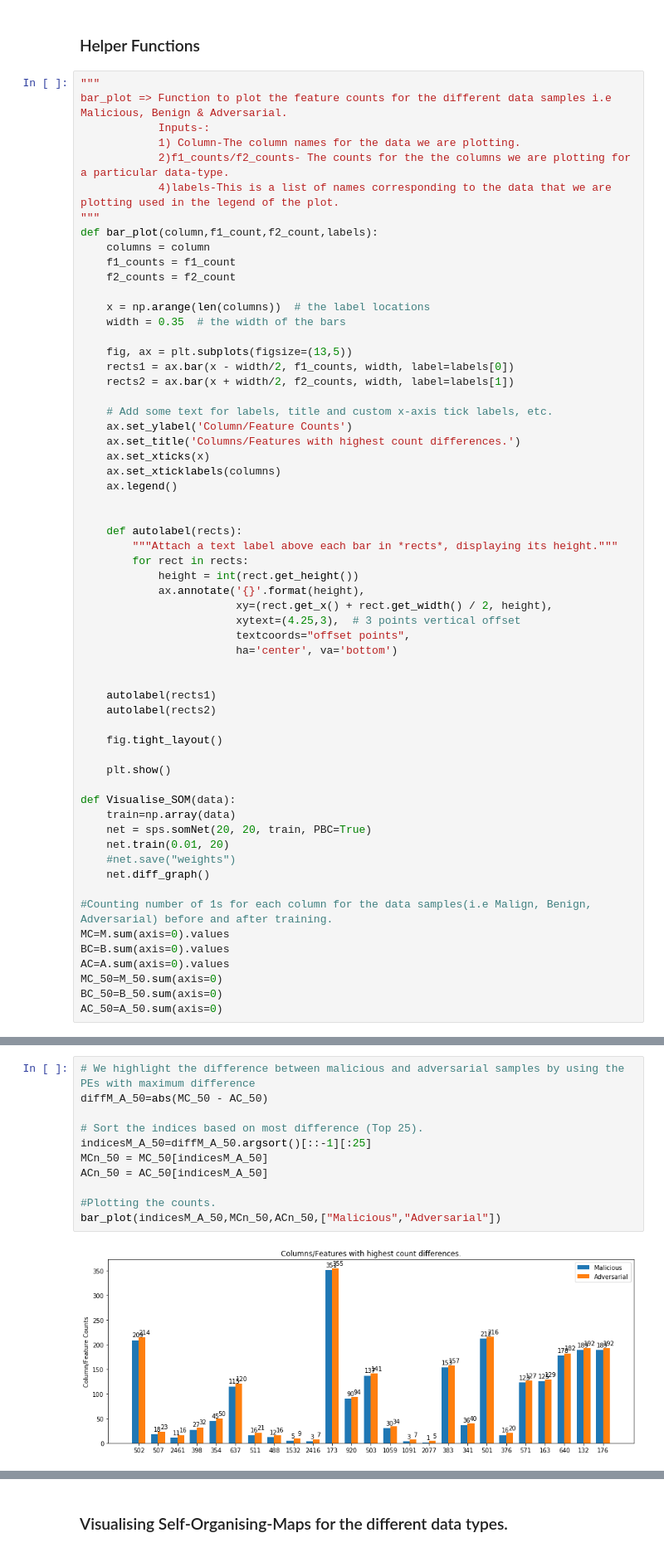
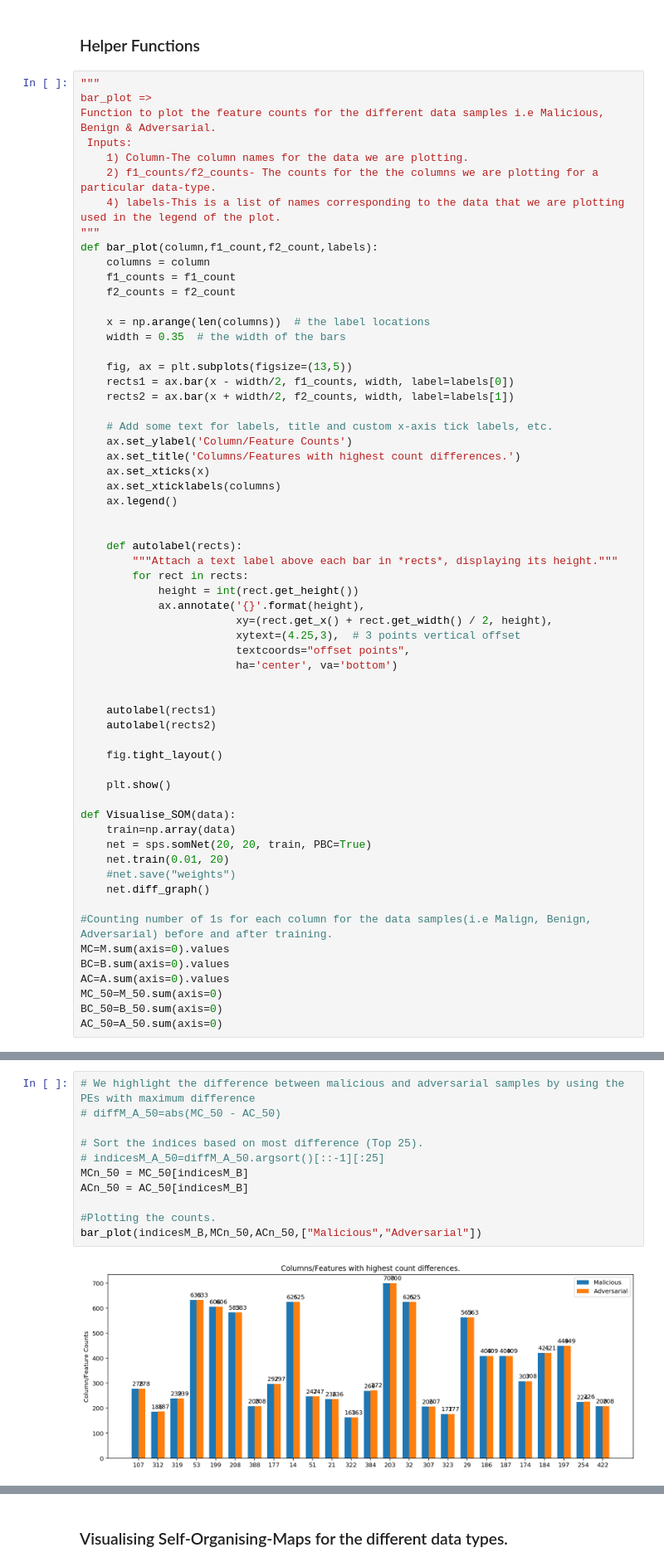
Before and after one commit to adityakunar/cda-2021, a Jupyter notebook: Assignment 4/Familiarization W writeup.ipynb, the cells around one changed output, grey strips where cells are left out. Shown at 83% size. Cells and saved outputs as stored; diff of their text form.

```diff
--- a/Assignment 4/Familiarization W writeup.ipynb
+++ b/Assignment 4/Familiarization W writeup.ipynb
@@ -24,11 +25,12 @@ A_50 = A_50[:1000]
 ### Helper Functions
 # %%
 """
-bar_plot => Function to plot the feature counts for the different data samples i.e Malicious, Benign & Adversarial.
-            Inputs-:
-            1) Column-The column names for the data we are plotting.
-            2)f1_counts/f2_counts- The counts for the the columns we are plotting for a particular data-type.
-            4)labels-This is a list of names corresponding to the data that we are plotting used in the legend of the plot.
+bar_plot =>
+Function to plot the feature counts for the different data samples i.e Malicious, Benign & Adversarial.
+ Inputs:
+    1) Column-The column names for the data we are plotting.
+    2) f1_counts/f2_counts- The counts for the the columns we are plotting for a particular data-type.
+    4) labels-This is a list of names corresponding to the data that we are plotting used in the legend of the plot.
 """
 def bar_plot(column,f1_count,f2_count,labels):
     columns = column
@@ -140,13 +147,13 @@ bar_plot(indicesB_A,BCn,ACn,["Benign","Adversarial"])
 # %%
 # We highlight the difference between malicious and adversarial samples by using the PEs with maximum difference
-diffM_A_50=abs(MC_50 - AC_50)
+# diffM_A_50=abs(MC_50 - AC_50)
 
 # Sort the indices based on most difference (Top 25).
-indicesM_A_50=diffM_A_50.argsort()[::-1][:25]
-MCn_50 = MC_50[indicesM_A_50]
-ACn_50 = AC_50[indicesM_A_50]
+# indicesM_A_50=diffM_A_50.argsort()[::-1][:25]
+MCn_50 = MC_50[indicesM_B]
+ACn_50 = AC_50[indicesM_B]
 
 #Plotting the counts.
-bar_plot(indicesM_A_50,MCn_50,ACn_50,["Malicious","Adversarial"])
+bar_plot(indicesM_B,MCn_50,ACn_50,["Malicious","Adversarial"])
 # %% [output]
-[figure, old version]
+[figure, new version]
```
Also changed, not shown: parts of 13 cells of this notebook.
